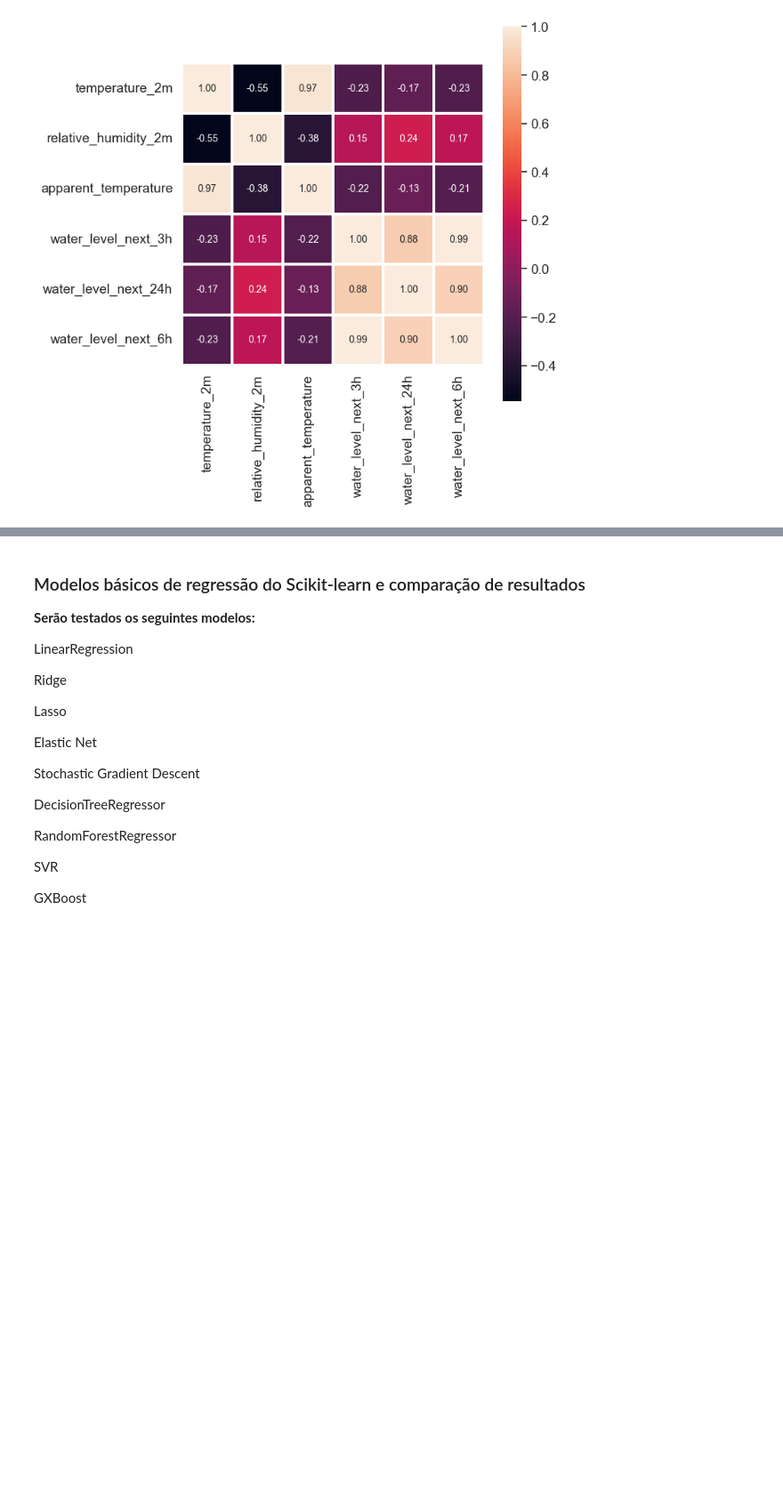
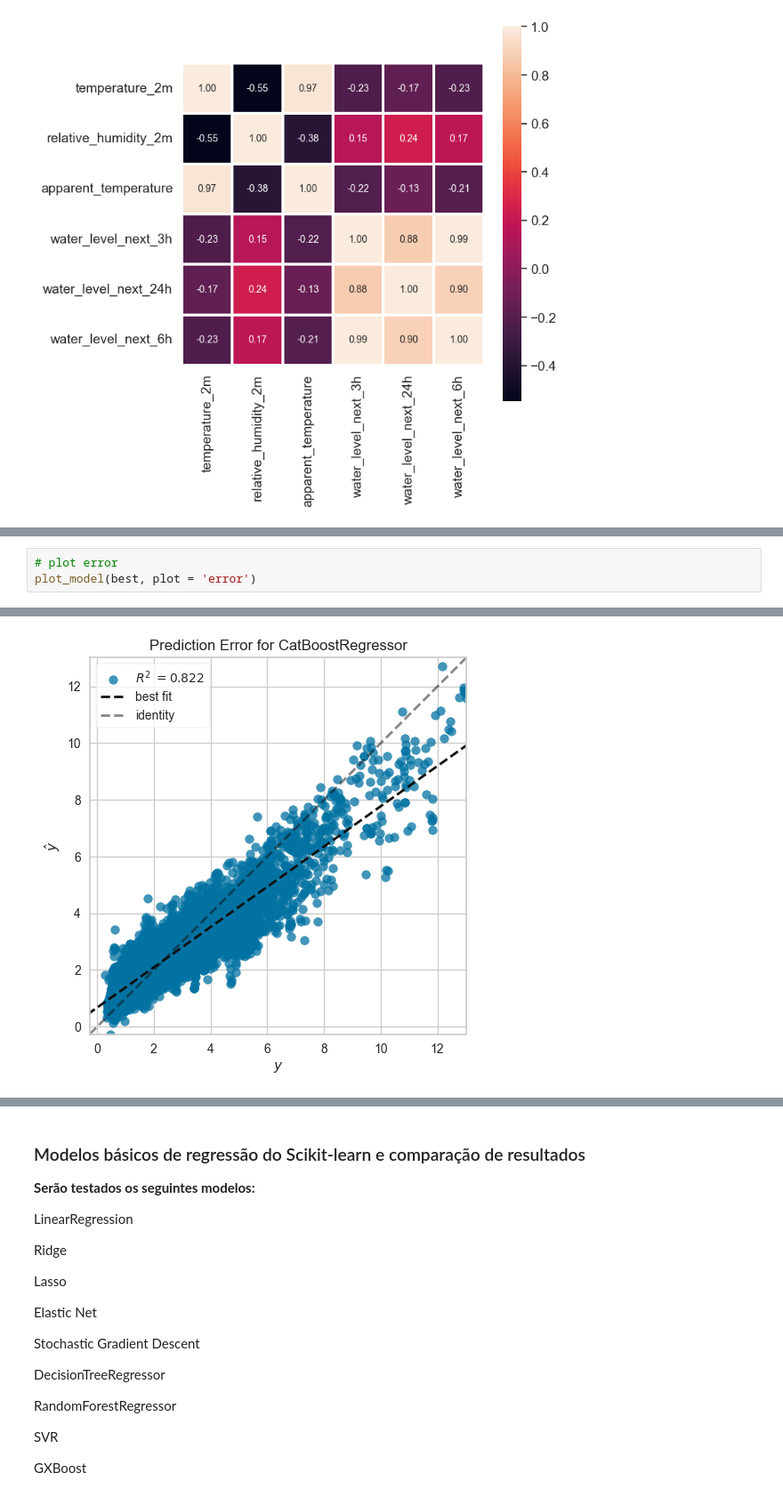
Before and after one commit to Migz2/Enchentes, a Jupyter notebook: notebooks/main.ipynb, the cells around one changed output, grey strips where cells are left out. Shown at 89% size. Drawn from its saved outputs; the diff is of its cells as text; blank space fills up the shorter version.

```diff
--- a/notebooks/main.ipynb
+++ b/notebooks/main.ipynb
@@ -185,0 +265,4 @@ plt.show()
+# %%
+# plot error
+plot_model(best, plot = 'error')
+# %% [output]
@@ -185,0 +270 @@ plt.show()
+[figure, added]
```
Also changed, not shown: parts of 32 cells of this notebook, 10 other files.
